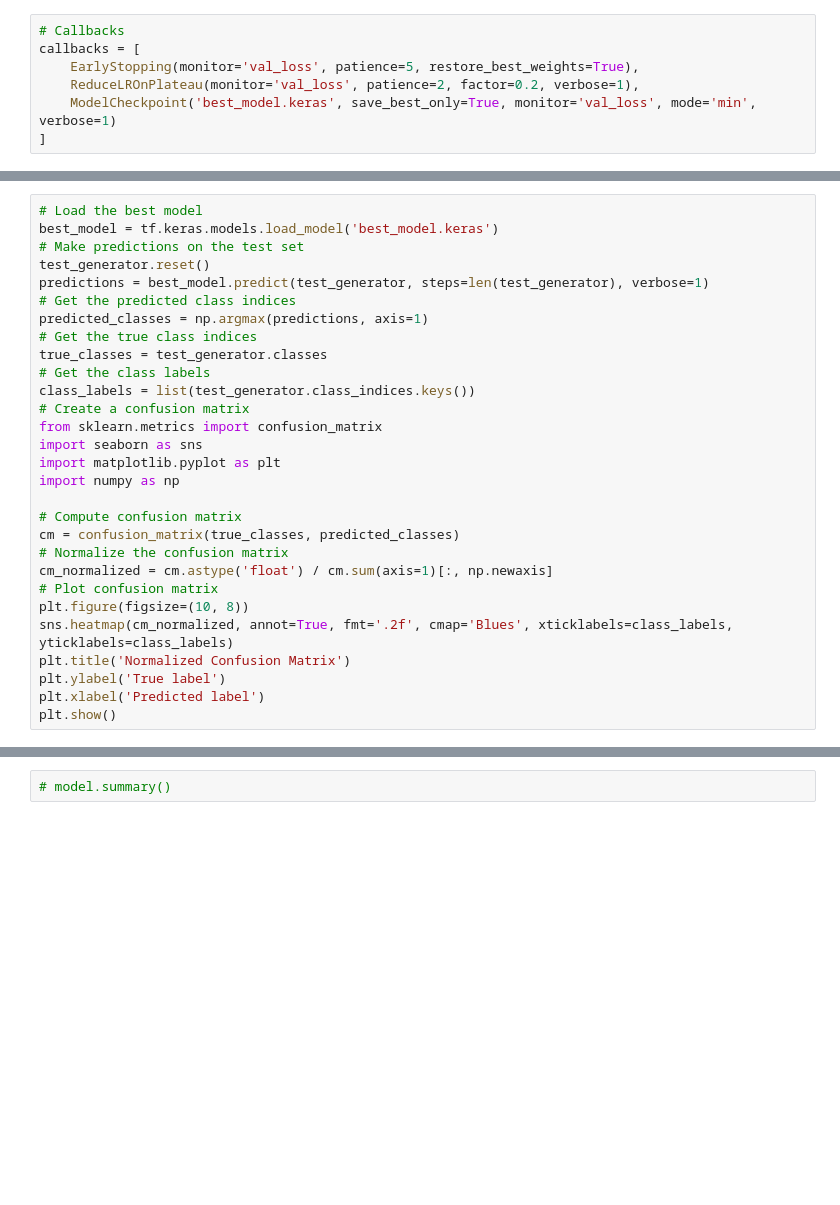
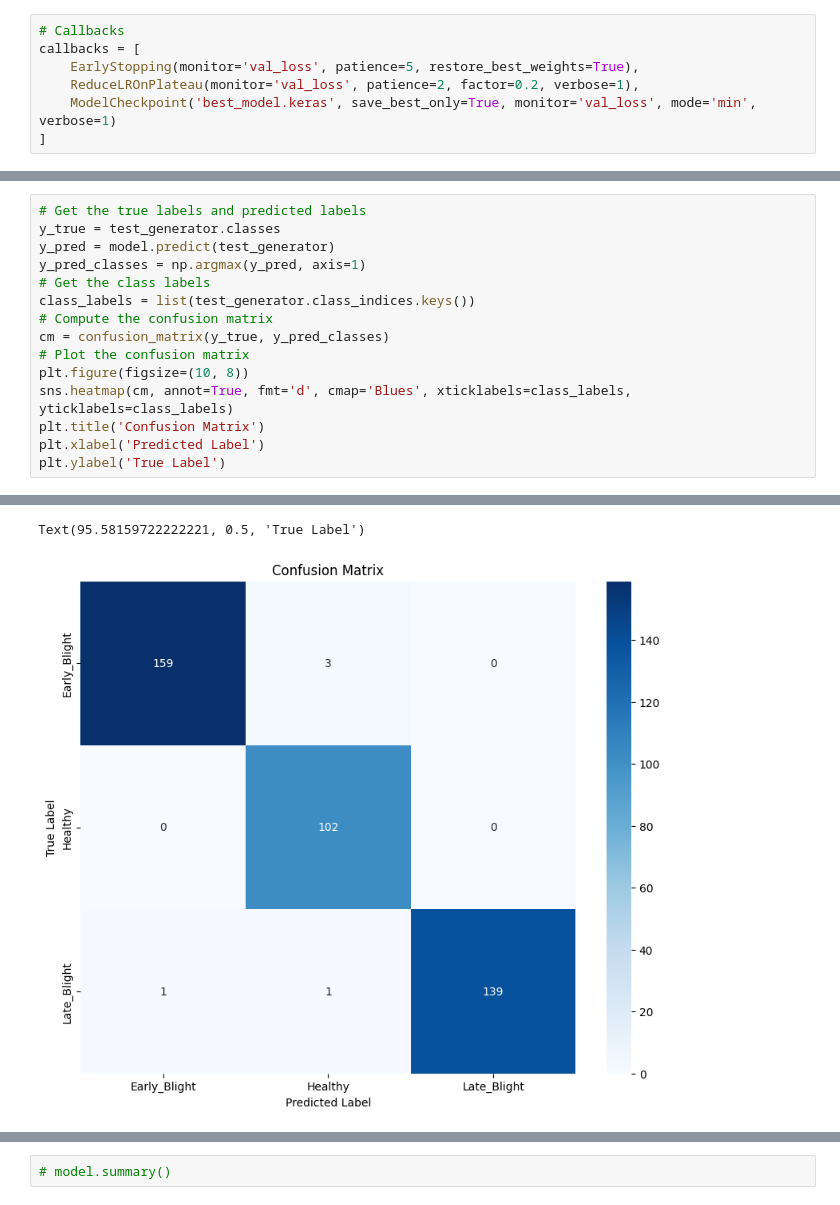
Before and after one commit to IsraaAbdelghany9/Computer_Vision_Projects, a Jupyter notebook: 01-Potato_Disease_Leaf/Project_nb.ipynb, the cells around one changed output, grey strips where cells are left out. Drawn from its saved outputs; the diff is of its cells as text; blank space fills up the shorter version.

```diff
--- a/01-Potato_Disease_Leaf/Project_nb.ipynb
+++ b/01-Potato_Disease_Leaf/Project_nb.ipynb
@@ -352,29 +457,16 @@ plt.show()
-# %%
-# Load the best model
-best_model = tf.keras.models.load_model('best_model.keras')
-# Make predictions on the test set
-test_generator.reset()
-predictions = best_model.predict(test_generator, steps=len(test_generator), verbose=1)
-# Get the predicted class indices
-predicted_classes = np.argmax(predictions, axis=1)
-# Get the true class indices
-true_classes = test_generator.classes
-# Get the class labels
-class_labels = list(test_generator.class_indices.keys())
-# Create a confusion matrix
-from sklearn.metrics import confusion_matrix
-import seaborn as sns
-import matplotlib.pyplot as plt
-import numpy as np
-
-# Compute confusion matrix
-cm = confusion_matrix(true_classes, predicted_classes)
-# Normalize the confusion matrix
-cm_normalized = cm.astype('float') / cm.sum(axis=1)[:, np.newaxis]
-# Plot confusion matrix
-plt.figure(figsize=(10, 8))
-sns.heatmap(cm_normalized, annot=True, fmt='.2f', cmap='Blues', xticklabels=class_labels, yticklabels=class_labels)
-plt.title('Normalized Confusion Matrix')
-plt.ylabel('True label')
-plt.xlabel('Predicted label')
-plt.show()
+# %%
+# Get the true labels and predicted labels
+y_true = test_generator.classes
+y_pred = model.predict(test_generator)
+y_pred_classes = np.argmax(y_pred, axis=1)
+# Get the class labels
+class_labels = list(test_generator.class_indices.keys())
+# Compute the confusion matrix
+cm = confusion_matrix(y_true, y_pred_classes)
+# Plot the confusion matrix
+plt.figure(figsize=(10, 8))
+sns.heatmap(cm, annot=True, fmt='d', cmap='Blues', xticklabels=class_labels, yticklabels=class_labels)
+plt.title('Confusion Matrix')
+plt.xlabel('Predicted Label')
+plt.ylabel('True Label')
+# %% [output]
@@ -380,0 +474,2 @@ plt.show()
+Text(95.58159722222221, 0.5, 'True Label')
+[figure, added]
```
Also changed, not shown: parts of 30 cells of this notebook.
